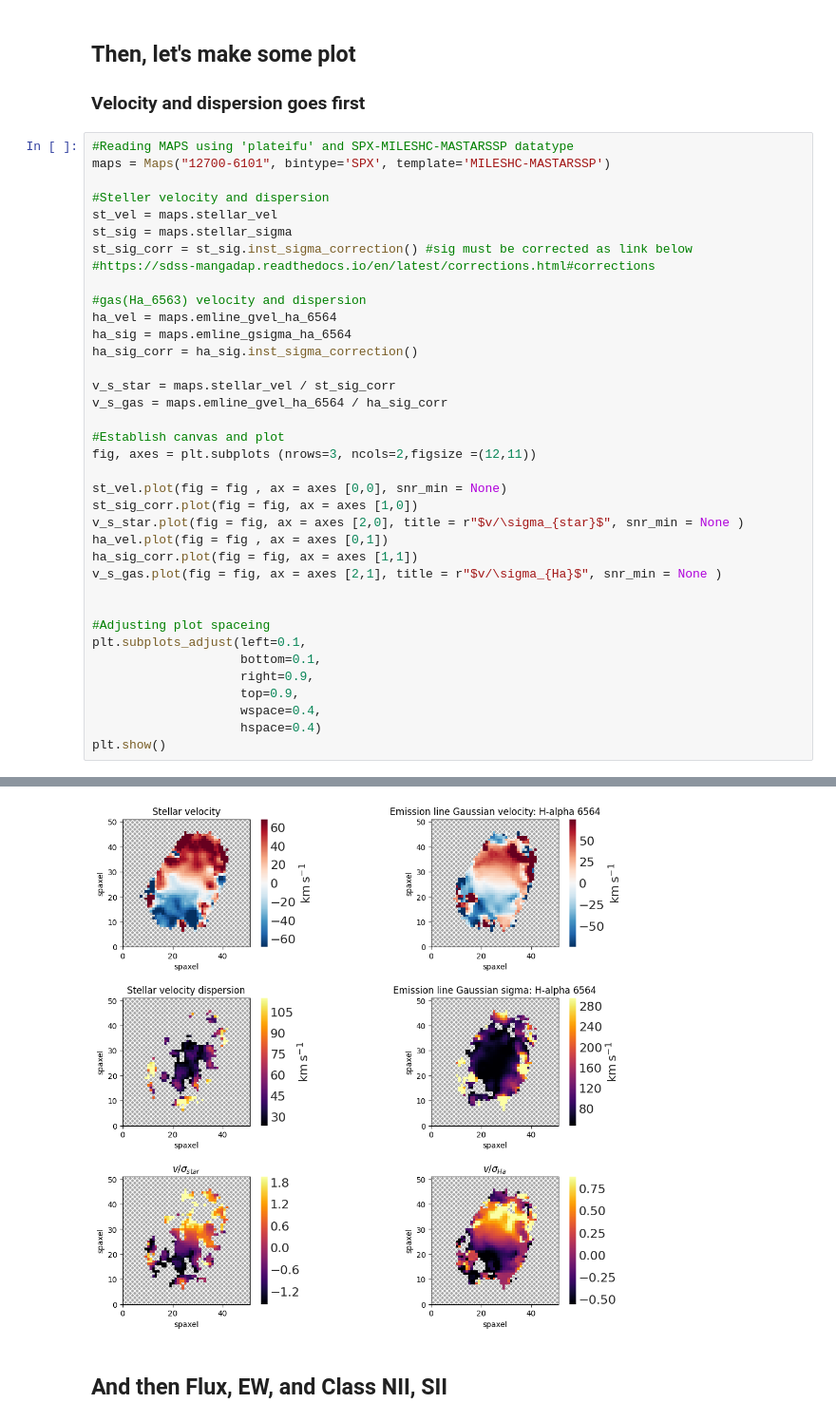
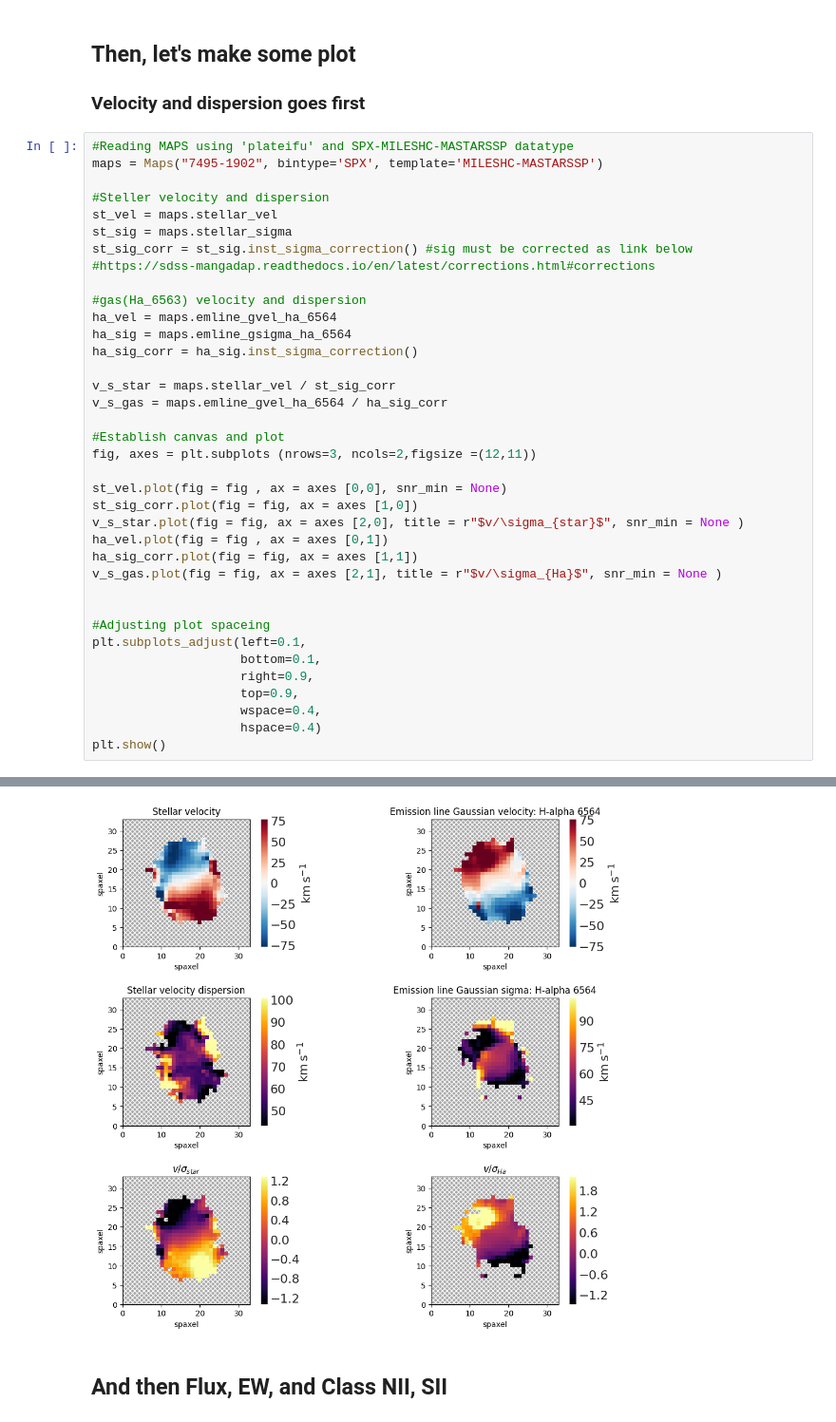
Before and after one commit to rqguan/MaNGA-AGN, a Jupyter notebook: 4. MARVIN Tutorial.ipynb, the cells around one changed output, grey strips where cells are left out. Shown at 95% size. Cells and saved outputs as stored; diff of their text form.

```diff
--- a/4. MARVIN Tutorial.ipynb
+++ b/4. MARVIN Tutorial.ipynb
@@ -40,7 +46,7 @@ image = showImage(plateifu='10518-3704')
 ### Velocity and dispersion goes first
 # %%
 #Reading MAPS using 'plateifu' and SPX-MILESHC-MASTARSSP datatype
-maps = Maps("12700-6101", bintype='SPX', template='MILESHC-MASTARSSP')
+maps = Maps("7495-1902", bintype='SPX', template='MILESHC-MASTARSSP')
 
 #Steller velocity and dispersion
 st_vel = maps.stellar_vel
@@ -53,34 +59,34 @@ ha_vel = maps.emline_gvel_ha_6564
 ha_sig = maps.emline_gsigma_ha_6564
 ha_sig_corr = ha_sig.inst_sigma_correction()
 
 v_s_star = maps.stellar_vel / st_sig_corr
 v_s_gas = maps.emline_gvel_ha_6564 / ha_sig_corr
 
 #Establish canvas and plot
 fig, axes = plt.subplots (nrows=3, ncols=2,figsize =(12,11))
 
 st_vel.plot(fig = fig , ax = axes [0,0], snr_min = None)
 st_sig_corr.plot(fig = fig, ax = axes [1,0])
 v_s_star.plot(fig = fig, ax = axes [2,0], title = r"$v/\sigma_{star}$", snr_min = None )
 ha_vel.plot(fig = fig , ax = axes [0,1])
 ha_sig_corr.plot(fig = fig, ax = axes [1,1])
 v_s_gas.plot(fig = fig, ax = axes [2,1], title = r"$v/\sigma_{Ha}$", snr_min = None )
 
 
 #Adjusting plot spaceing
 plt.subplots_adjust(left=0.1,
                     bottom=0.1,
                     right=0.9,
                     top=0.9,
                     wspace=0.4,
                     hspace=0.4)
 plt.show()
 # %% [output]
 [WARNING]: divide by zero encountered in true_divide (RuntimeWarning)
 [WARNING]: invalid value encountered in multiply (RuntimeWarning)
 [WARNING]: invalid value encountered in sqrt (RuntimeWarning)
 [WARNING]: invalid value encountered in true_divide (RuntimeWarning)
-[figure, old version]
+[figure, new version]
 # %% [markdown]
 ## And then Flux, EW, and Class NII, SII
 # %%
```
Also changed, not shown: parts of 5 cells of this notebook, 3 other files.
